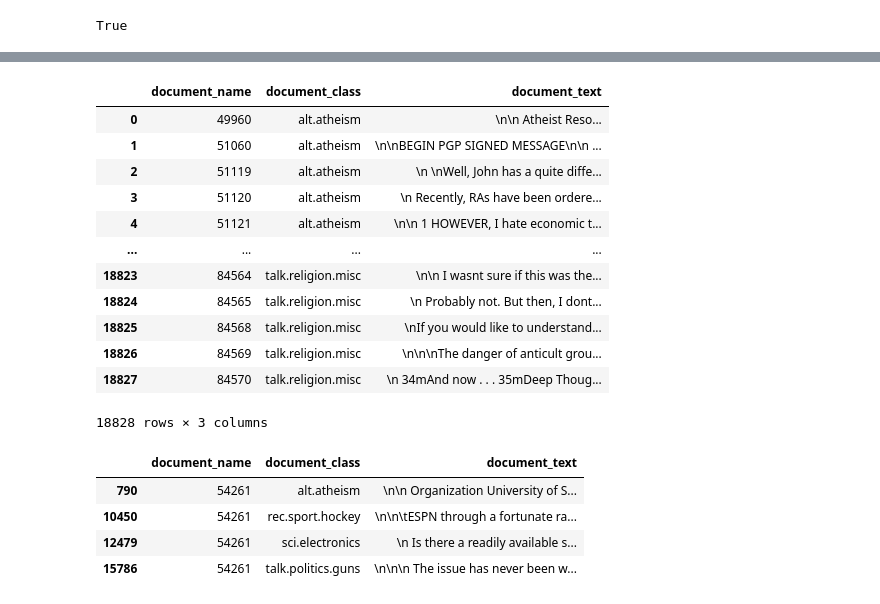
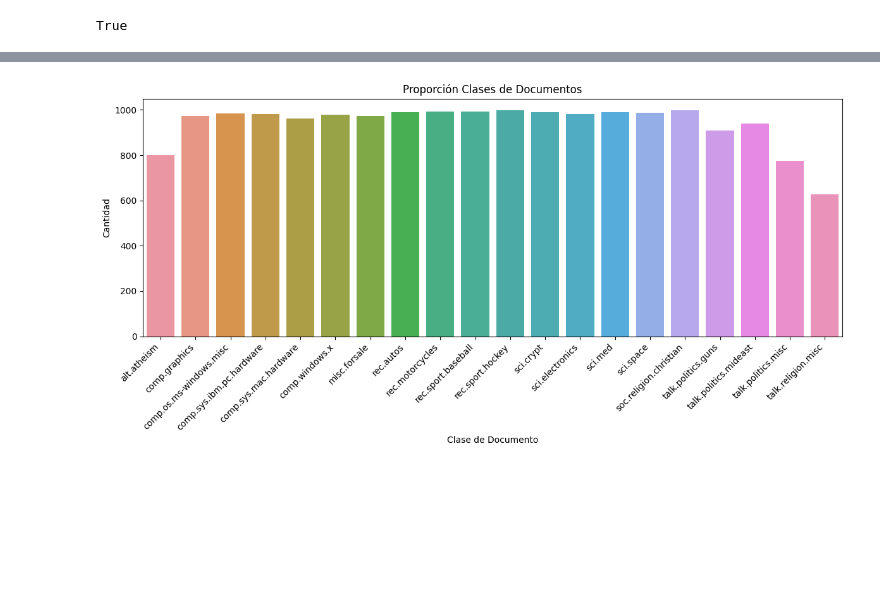
Before and after one commit to gamendez98/nlp-homework, a Jupyter notebook: hw03/NB_LR_classification.ipynb, the cells around one changed output, grey strips where cells are left out. Drawn from its saved outputs; the diff is of its cells as text; code cells hidden in the pictures; blank space fills up the shorter version.

```diff
--- a/hw03/NB_LR_classification.ipynb
+++ b/hw03/NB_LR_classification.ipynb
@@ -97,24 +208,13 @@ dataset = load_news_documents('data/20news-18828/20news-18828')
 # %%
-dataset
+plt.figure(figsize=(12, 6))
+sns.countplot(x='document_class', data=dataset)
+
+plt.title('Proporción Clases de Documentos')
+plt.xlabel('Clase de Documento')
+plt.ylabel('Cantidad')
+
+plt.xticks(rotation=45, ha='right')
+plt.tight_layout()
+plt.show()
 # %% [output]
-|  | document_name | document_class | document_text |
-| 0 | 49960 | alt.atheism | \n\n Atheist Reso... |
-| 1 | 51060 | alt.atheism | \n\nBEGIN PGP SIGNED MESSAGE\n\n ... |
-| 2 | 51119 | alt.atheism | \n \nWell, John has a quite diffe... |
-| 3 | 51120 | alt.atheism | \n Recently, RAs have been ordere... |
-| 4 | 51121 | alt.atheism | \n\n 1 HOWEVER, I hate economic t... |
-| ... | ... | ... | ... |
-| 18823 | 84564 | talk.religion.misc | \n\n I wasnt sure if this was the... |
-| 18824 | 84565 | talk.religion.misc | \n Probably not. But then, I dont... |
-| 18825 | 84568 | talk.religion.misc | \nIf you would like to understand... |
-| 18826 | 84569 | talk.religion.misc | \n\n\nThe danger of anticult grou... |
-| 18827 | 84570 | talk.religion.misc | \n 34mAnd now . . . 35mDeep Thoug... |
-18828 rows × 3 columns
+[figure, added]
-# %%
-dataset[dataset.document_name == "54261"]
-# %% [output]
-|  | document_name | document_class | document_text |
-| 790 | 54261 | alt.atheism | \n\n Organization University of S... |
-| 10450 | 54261 | rec.sport.hockey | \n\n\tESPN through a fortunate ra... |
-| 12479 | 54261 | sci.electronics | \n Is there a readily available s... |
-| 15786 | 54261 | talk.politics.guns | \n\n\n The issue has never been w... |
```
Also changed, not shown: parts of 41 cells of this notebook.
